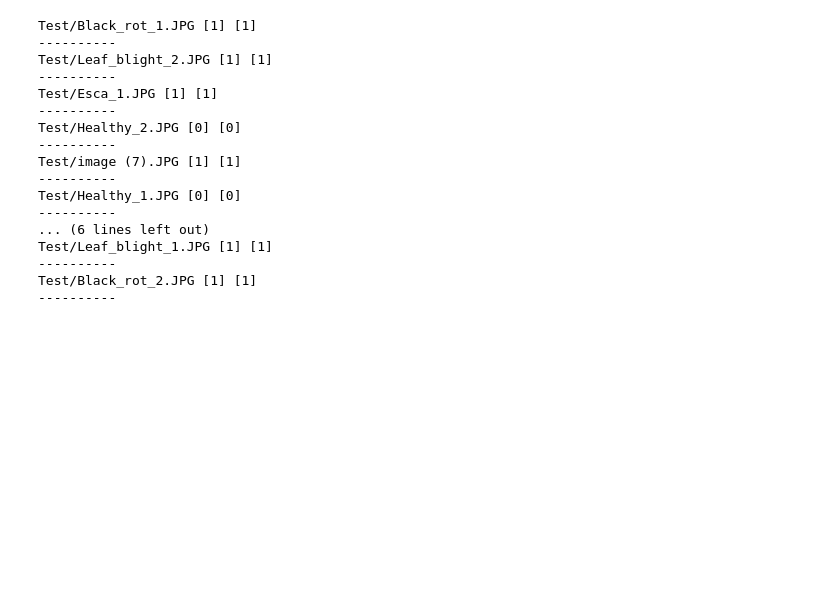
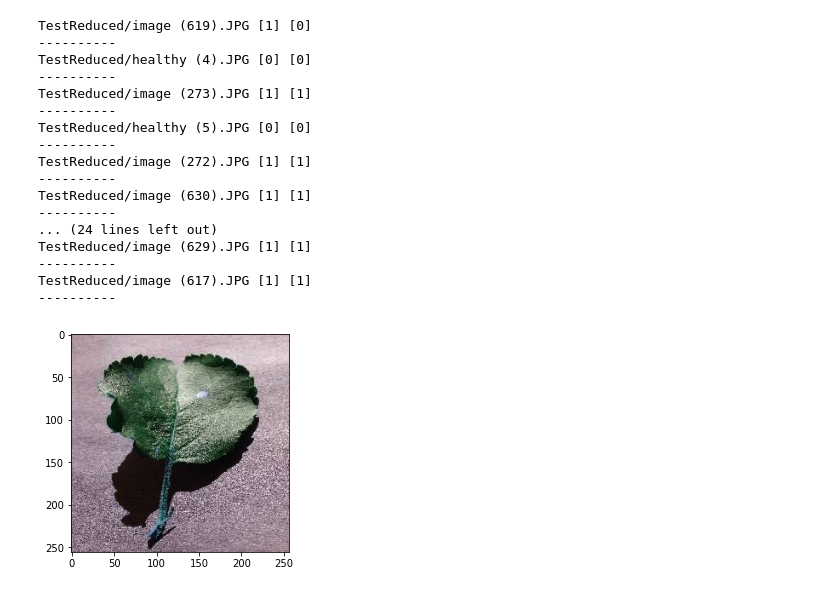
Before and after one commit to SimKico/Leaf-healt, a Jupyter notebook: svm_classification.ipynb, the cells around one changed output. Saved outputs shown, nothing was run; the diff lists cells and outputs as text; code cells hidden in the pictures; blank space fills up the shorter version.

```diff
--- a/svm_classification.ipynb
+++ b/svm_classification.ipynb
@@ -26,7 +37,7 @@ dataset = shuffle(dataset)
 #Healthy
 health_list = []
 for d in dataset['isHealthy']:
-  if "Healthy" in d:
+  if "Apple___healthy" in d:
     health_list.append(0)
   else:
     health_list.append(1)
@@ -125,7 +120,7 @@ Val accuracy C=10, gamma=0.5, kernel=rbf --> 0.9705882352941176
 param_grid = [{'C': [0.1,1, 10, 100], 'gamma': [1,0.5,0.2,0.1,0.01,0.001],'kernel': ['rbf', 'sigmoid']},
               {'C': [1, 10, 100, 1000], 'kernel': ['linear']}]
 # %%
-grid = GridSearchCV(svm.SVC(),param_grid,refit=True,verbose=2, cv=5)
+grid = GridSearchCV(svm.SVC(),param_grid,refit=True,verbose=2, cv=None)
 grid.fit(X_train,y_train)
 # %% [output]
 Fitting 5 folds for each of 52 candidates, totalling 260 fits
@@ -242,41 +233,46 @@ def get_leaf_features(photo):
             contrast,correlation,inverse_diff_moments,entropy ]
   df_temp = pd.DataFrame([vector],columns=names)
   df = df.append(df_temp)
   return df
 
-path = "Test"
+path = "TestReduced"
 files = os.listdir(path)
 
 for file in files:
     photo = os.path.join(path,file)
     #print(photo)
     leaf_features = get_leaf_features(photo)
     X= sc_X.transform(leaf_features)
-    if "Healthy" not in photo:
+    if "healthy" not in photo:
       y = [1]
     else:
       y = [0];
 
     y_pred = grid.predict(X)
     print(photo, y, y_pred)
 
+    if(y != y_pred):
+      img = cv2.imread(photo)
+      plt.imshow(img)
+
     #print("Accuracy" , metrics.accuracy_score(y, y_pred ), y , y_pred)
     print("----------")
 # %% [output]
-Test/Black_rot_1.JPG [1] [1]
+TestReduced/image (619).JPG [1] [0]
 ----------
-Test/Leaf_blight_2.JPG [1] [1]
+TestReduced/healthy (4).JPG [0] [0]
 ----------
-Test/Esca_1.JPG [1] [1]
+TestReduced/image (273).JPG [1] [1]
 ----------
-Test/Healthy_2.JPG [0] [0]
+TestReduced/healthy (5).JPG [0] [0]
 ----------
-Test/image (7).JPG [1] [1]
+TestReduced/image (272).JPG [1] [1]
 ----------
-Test/Healthy_1.JPG [0] [0]
+TestReduced/image (630).JPG [1] [1]
 ----------
-... (6 lines left out)
-Test/Leaf_blight_1.JPG [1] [1]
+... (24 lines left out)
+TestReduced/image (629).JPG [1] [1]
 ----------
-Test/Black_rot_2.JPG [1] [1]
+TestReduced/image (617).JPG [1] [1]
 ----------
+[figure, added]
```
Also changed, not shown: parts of 12 cells of this notebook.
